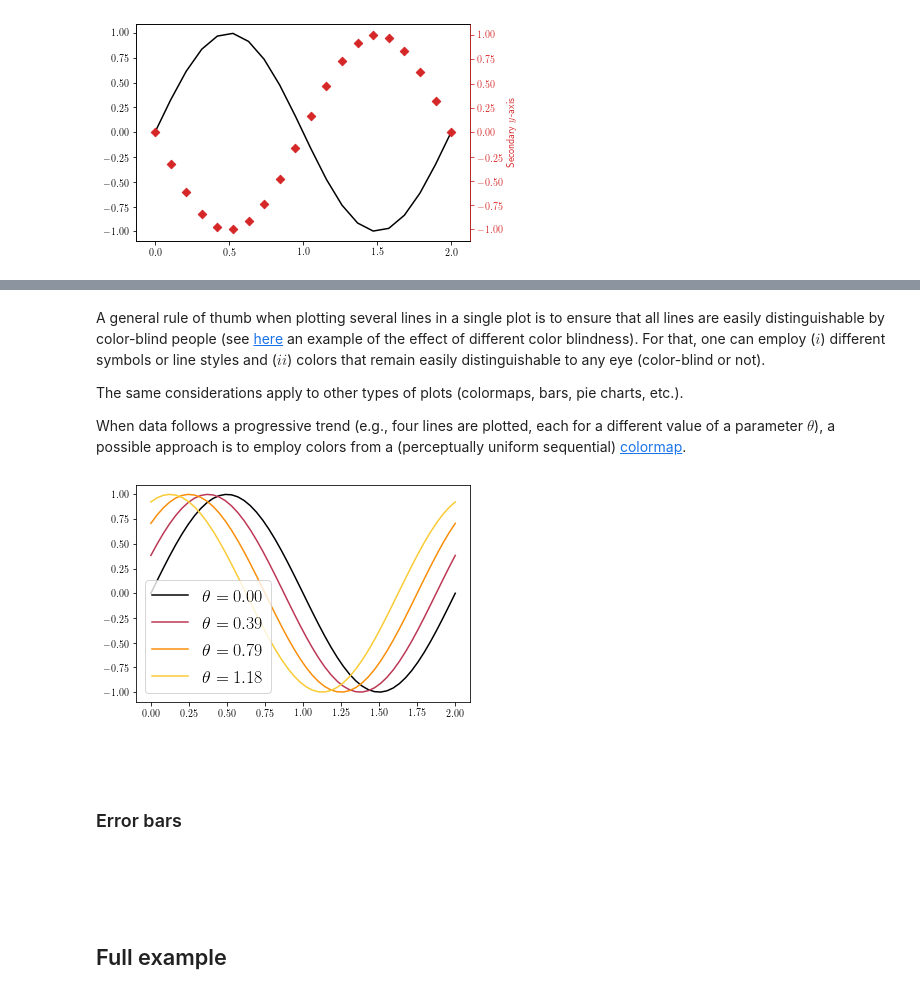
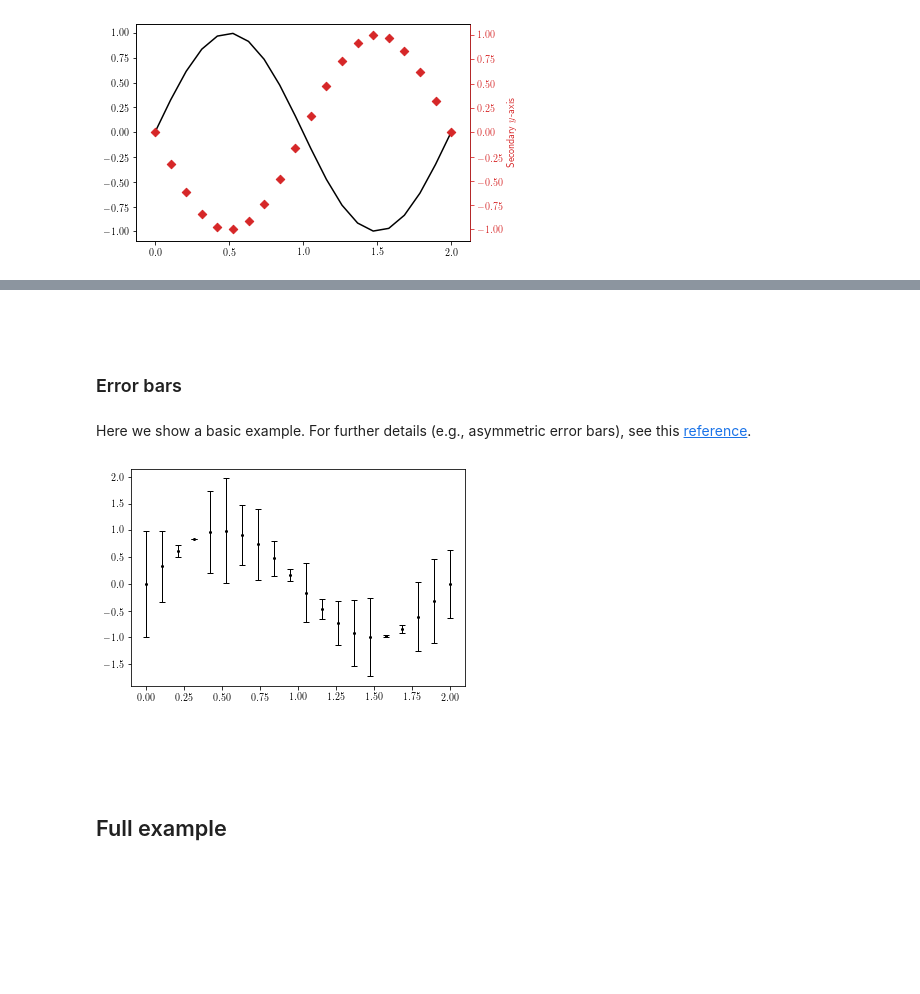
Before and after one commit to AlvaroGI/plt-cheatsheet, a Jupyter notebook: cheatsheet_plt.ipynb, the cells around one changed output, grey strips where cells are left out. Cells and saved outputs as stored; diff of their text form; code cells hidden in the pictures; blank space fills up the shorter version.

```diff
--- a/cheatsheet_plt.ipynb
+++ b/cheatsheet_plt.ipynb
@@ -342,32 +371,3 @@ plt.show()
-# %% [markdown]
-A general rule of thumb when plotting several lines in a single plot is to ensure that all lines are easily distinguishable by color-blind people (see [here](https://towardsdatascience.com/two-simple-steps-to-create-colorblind-friendly-data-visualizations-2ed781a167ec) an example of the effect of different color blindness). For that, one can employ ($i$) different symbols or line styles and ($ii$) colors that remain easily distinguishable to any eye (color-blind or not).
-
-The same considerations apply to other types of plots (colormaps, bars, pie charts, etc.).
-
-When data follows a progressive trend (e.g., four lines are plotted, each for a different value of a parameter $\theta$), a possible approach is to employ colors from a (perceptually uniform sequential) [colormap](https://matplotlib.org/stable/tutorials/colors/colormaps.html "See all colormaps").
-# %%
-x = np.linspace(0,2,50)
-y = [x]*4
-theta = [x]*4
-for i in range(0,len(y)):
-    theta[i] = i*np.pi/8
-    y[i] = np.sin(x*np.pi+theta[i])
-
-# Get colors from colormap
-cmap = plt.cm.get_cmap('inferno')
-colors = [cmap(0),cmap(0.5),cmap(0.75),cmap(0.875)]
-
-# Plot
-fig, ax = plt.subplots()
-for i in range(0,len(y)):
-    plt.plot(x, y[i], color=colors[i], label=r'$\theta = %.2f$'%theta[i])
-
-# Legend
-plt.legend(fontsize=18)
-
-plt.show()
-# %% [output]
-[figure, removed]
 # %% [markdown]
 <br />
 &nbsp;
@@ -379,3 +376,25 @@ plt.show()
+# %% [markdown]
+Here we show a basic example. For further details (e.g., asymmetric error bars), see this [reference](https://matplotlib.org/3.1.1/api/_as_gen/matplotlib.pyplot.errorbar.html).
+# %%
+# Data
+x = np.linspace(0,2,20)
+y = np.sin(x*np.pi)
+
+err = np.random.rand(20)
+
+# Create figure
+fig, ax = plt.subplots()
+
+# Plot errorbars
+ax.errorbar(x, y, yerr=err, # For horizontal bars, use xerr
+            color='k', alpha=1,
+            marker='o', markersize=2,
+            linewidth=0, elinewidth=1,
+            capsize=3, capthick=1)
+
+plt.show()
+# %% [output]
+[figure, added]
 # %% [markdown]
 <br />
 &nbsp;
```
Also changed, not shown: parts of 14 cells of this notebook.
